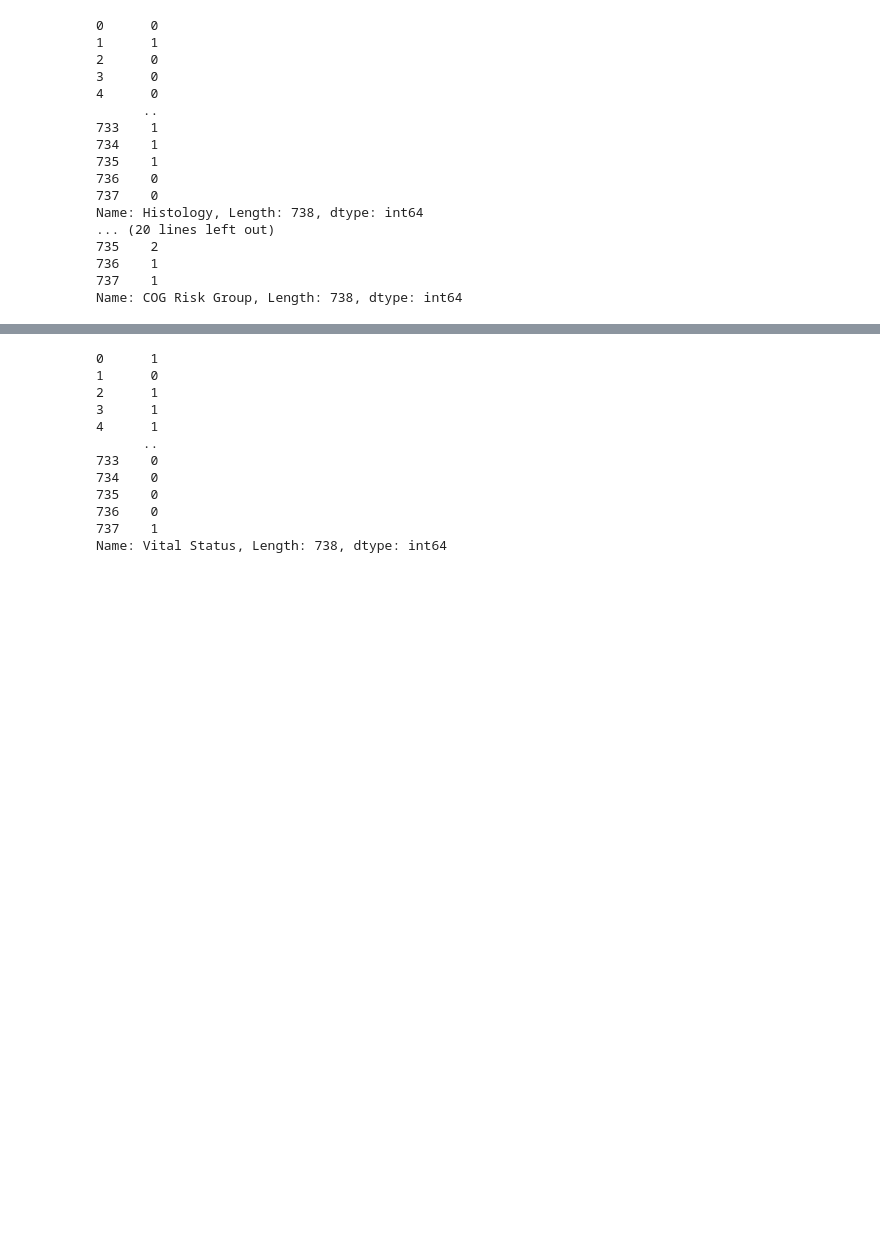
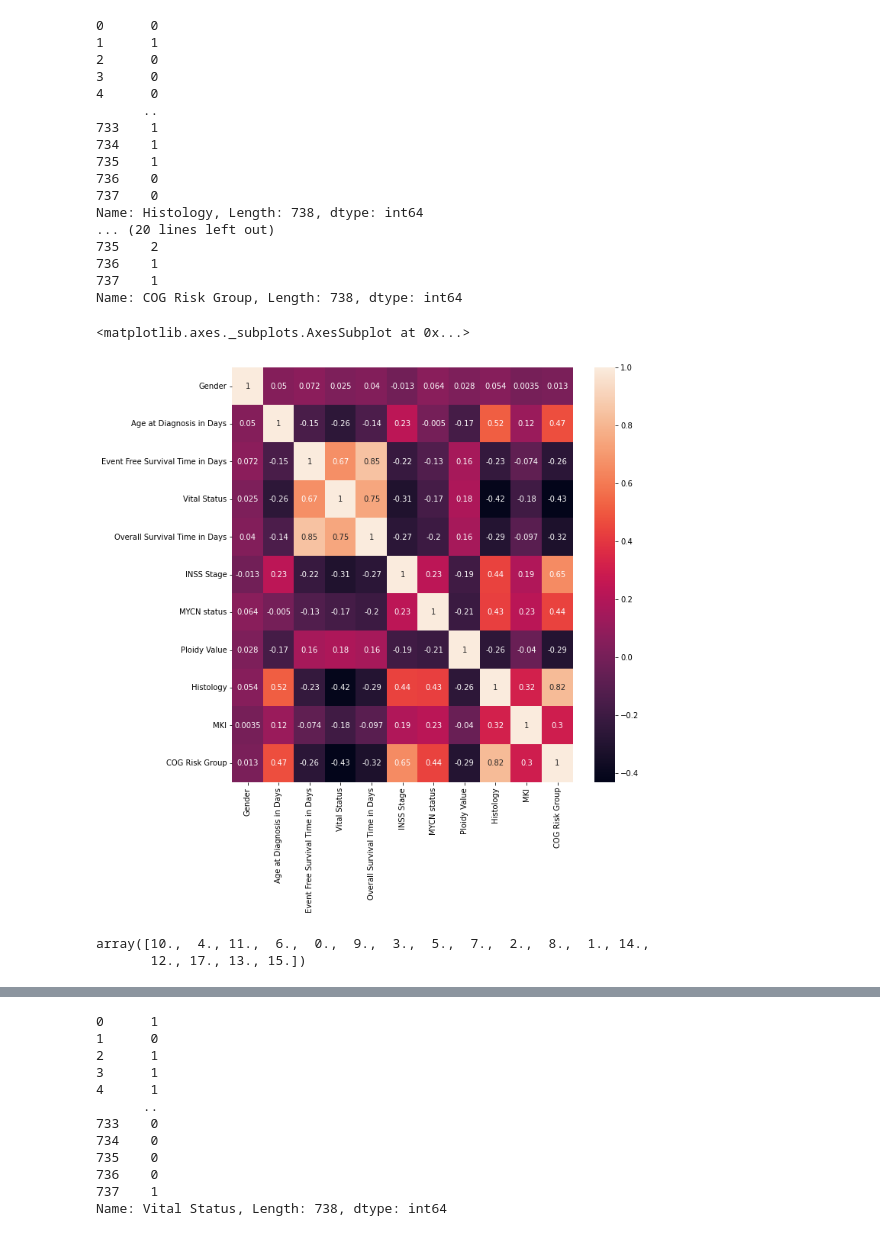
Before and after one commit to MuhammadAshiqAmeer/Federated_learning_experiments_with_Intel-openfl, a Jupyter notebook: neuroblastoma.ipynb, the cells around one changed output, grey strips where cells are left out. Drawn from its saved outputs; the diff is of its cells as text; code cells hidden in the pictures; blank space fills up the shorter version.

```diff
--- a/neuroblastoma.ipynb
+++ b/neuroblastoma.ipynb
@@ -156,6 +156,27 @@ Name: Histology, Length: 738, dtype: int64
 736    1
 737    1
 Name: COG Risk Group, Length: 738, dtype: int64
+# %%
+import seaborn as sns
+import matplotlib.pyplot as plt
+
+corr = df.corr()
+
+fig, ax = plt.subplots(figsize=(10,10))
+sns.heatmap(corr,
+         xticklabels=corr.columns,
+         yticklabels=corr.columns,
+         annot=True)
+# %% [output]
+<matplotlib.axes._subplots.AxesSubplot at 0x...>
+[figure, added]
+# %%
+df["Overall Survival Time in Years"] = round(df["Overall Survival Time in Days"]/365,0)
+df["Overall Survival Time in Years"]
+df["Overall Survival Time in Years"].unique()
+# %% [output]
+array([10.,  4., 11.,  6.,  0.,  9.,  3.,  5.,  7.,  2.,  8.,  1., 14.,
+       12., 17., 13., 15.])
 # %%
 df
 # %% [output]
```
Also changed, not shown: parts of 8 cells of this notebook.
